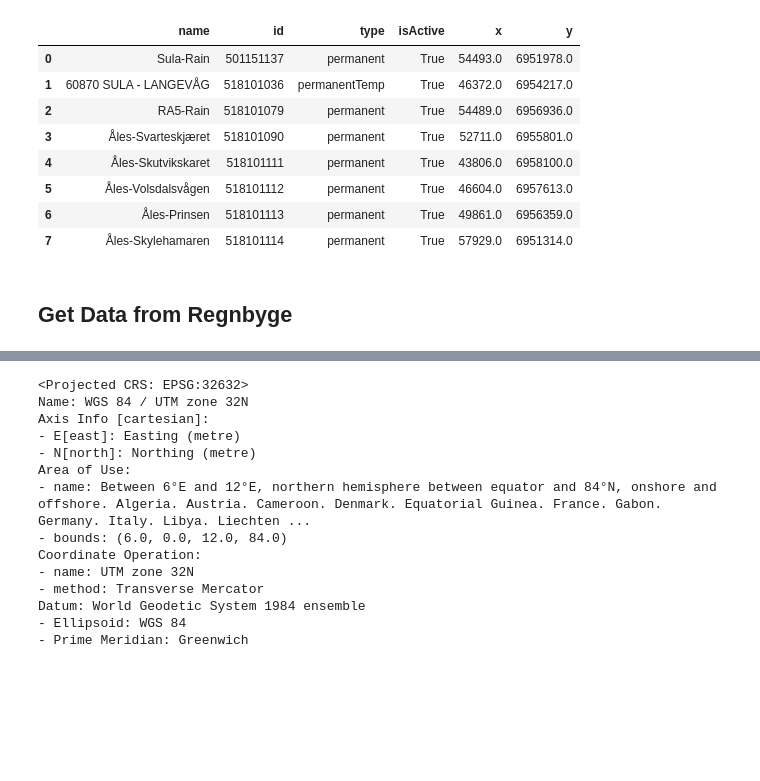
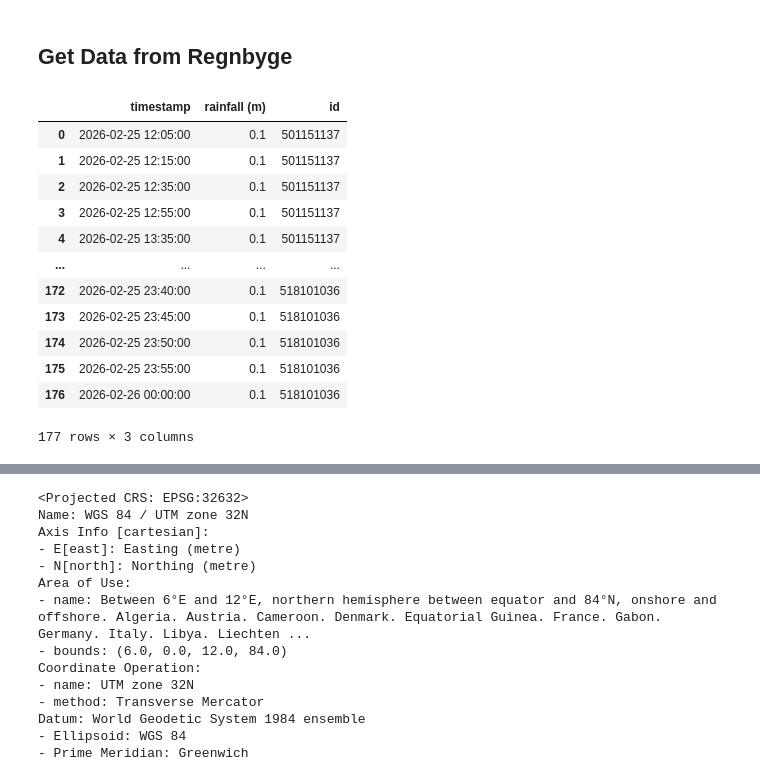
Before and after one commit to NTNUSmartWater/DigiH2O-Platform, a Jupyter notebook: process.ipynb, the cells around one changed output, grey strips where cells are left out. Saved outputs shown, nothing was run; the diff lists cells and outputs as text; code cells hidden in the pictures; blank space fills up the shorter version.

```diff
--- a/process.ipynb
+++ b/process.ipynb
@@ -11,20 +11,6 @@ from scipy.ndimage import distance_transform_edt, gaussian_filter
 from meshkernel import MeshKernel, GeometryList, OrthogonalizationParameters
 from tqdm import tqdm
 from datetime import datetime
-# %%
-path = r'backend\Delft_Projects\vlnguyen\demo\output\config\rain.pkl'
-with open(path, 'rb') as f: station = pickle.load(f)
-station
-# %% [output]
-|  | name | id | type | isActive | x | y |
-| 0 | Sula-Rain | 501151137 | permanent | True | 54493.0 | 6951978.0 |
-| 1 | 60870 SULA - LANGEVÅG | 518101036 | permanentTemp | True | 46372.0 | 6954217.0 |
-| 2 | RA5-Rain | 518101079 | permanent | True | 54489.0 | 6956936.0 |
-| 3 | Åles-Svarteskjæret | 518101090 | permanent | True | 52711.0 | 6955801.0 |
-| 4 | Åles-Skutvikskaret | 518101111 | permanent | True | 43806.0 | 6958100.0 |
-| 5 | Åles-Volsdalsvågen | 518101112 | permanent | True | 46604.0 | 6957613.0 |
-| 6 | Åles-Prinsen | 518101113 | permanent | True | 49861.0 | 6956359.0 |
-| 7 | Åles-Skylehamaren | 518101114 | permanent | True | 57929.0 | 6951314.0 |
 # %% [markdown]
 ## Get Data from Regnbyge
 # %%
@@ -127,14 +106,22 @@ class Regnbyge():
         return data
 main = Regnbyge()
 # %%
-variable = 'level'
+variable, start, end = 'rain', '2026-02-25 00:00:00', '2026-02-26 00:00:00'
+ids = [501151137, 518101036]
 # %%
-headers = {'Accept': 'application/json', 'Authorization': f'Bearer {main.token}'}
-url_objects = f'{main.url}/{variable}'
-response = requests.request("GET", url_objects, headers=headers)
-ids = json.loads(response.content)
-url = f'{url_objects}/{ids[0]}'
-res = requests.request("GET", url, headers=headers)
-if res.status_code == 200:
-    data = json.loads(res.content)
-    df_ = pd.DataFrame.from_dict([data])#[['name', 'x', 'y']]
+df = main.get_Values(variable, ids, agg='FiveMinute', fromDate=start, toDate=end)
+df
+# %% [output]
+|  | timestamp | rainfall (m) | id |
+| 0 | 2026-02-25 12:05:00 | 0.1 | 501151137 |
+| 1 | 2026-02-25 12:15:00 | 0.1 | 501151137 |
+| 2 | 2026-02-25 12:35:00 | 0.1 | 501151137 |
+| 3 | 2026-02-25 12:55:00 | 0.1 | 501151137 |
+| 4 | 2026-02-25 13:35:00 | 0.1 | 501151137 |
+| ... | ... | ... | ... |
+| 172 | 2026-02-25 23:40:00 | 0.1 | 518101036 |
+| 173 | 2026-02-25 23:45:00 | 0.1 | 518101036 |
+| 174 | 2026-02-25 23:50:00 | 0.1 | 518101036 |
+| 175 | 2026-02-25 23:55:00 | 0.1 | 518101036 |
+| 176 | 2026-02-26 00:00:00 | 0.1 | 518101036 |
+177 rows × 3 columns
```
Also changed, not shown: parts of 3 cells of this notebook, 10 other files.
